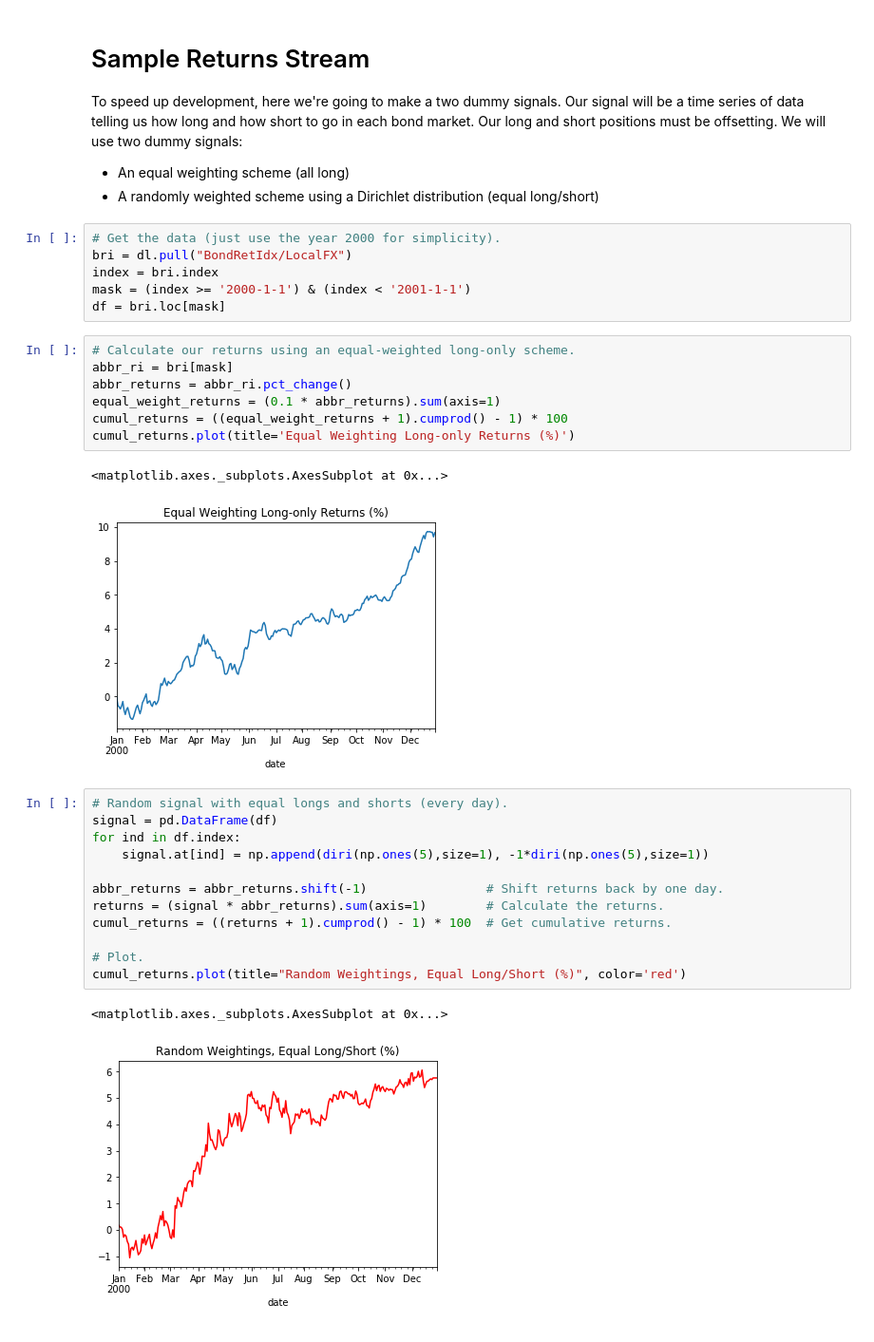
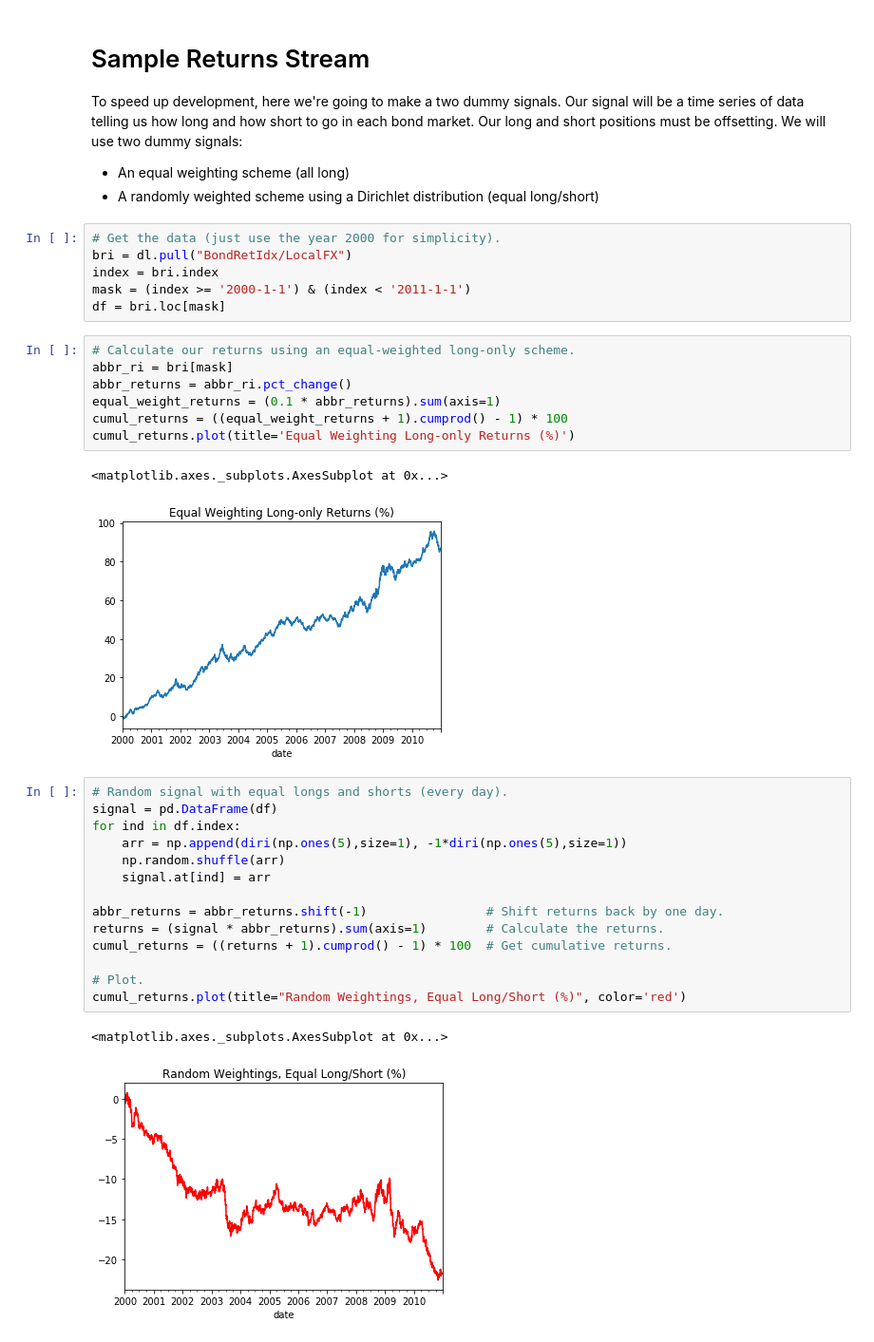
Before and after one commit to Mike-Huntress/Internship2020, a Jupyter notebook: SampleSignal/Dummy Returns Stream.ipynb, the cells around one changed output. Shown at 95% size. Saved outputs shown, nothing was run; the diff lists cells and outputs as text.

```diff
--- a/SampleSignal/Dummy Returns Stream.ipynb
+++ b/SampleSignal/Dummy Returns Stream.ipynb
@@ -41,7 +41,7 @@ To speed up development, here we're going to make a two dummy signals. Our signa
 # Get the data (just use the year 2000 for simplicity).
 bri = dl.pull("BondRetIdx/LocalFX")
 index = bri.index
-mask = (index >= '2000-1-1') & (index < '2001-1-1')
+mask = (index >= '2000-1-1') & (index < '2011-1-1')
 df = bri.loc[mask]
 # %%
 # Calculate our returns using an equal-weighted long-only scheme.
@@ -52,19 +52,21 @@ cumul_returns = ((equal_weight_returns + 1).cumprod() - 1) * 100
 cumul_returns.plot(title='Equal Weighting Long-only Returns (%)')
 # %% [output]
 <matplotlib.axes._subplots.AxesSubplot at 0x...>
-[figure, old version]
+[figure, new version]
 # %%
 # Random signal with equal longs and shorts (every day).
 signal = pd.DataFrame(df)
 for ind in df.index:
-    signal.at[ind] = np.append(diri(np.ones(5),size=1), -1*diri(np.ones(5),size=1))
+    arr = np.append(diri(np.ones(5),size=1), -1*diri(np.ones(5),size=1))
+    np.random.shuffle(arr)
+    signal.at[ind] = arr
 
 abbr_returns = abbr_returns.shift(-1)                # Shift returns back by one day.
 returns = (signal * abbr_returns).sum(axis=1)        # Calculate the returns.
 cumul_returns = ((returns + 1).cumprod() - 1) * 100  # Get cumulative returns.
 
 # Plot.
 cumul_returns.plot(title="Random Weightings, Equal Long/Short (%)", color='red')
 # %% [output]
 <matplotlib.axes._subplots.AxesSubplot at 0x...>
-[figure, old version]
+[figure, new version]
```
Also changed, not shown: 3 other files.
